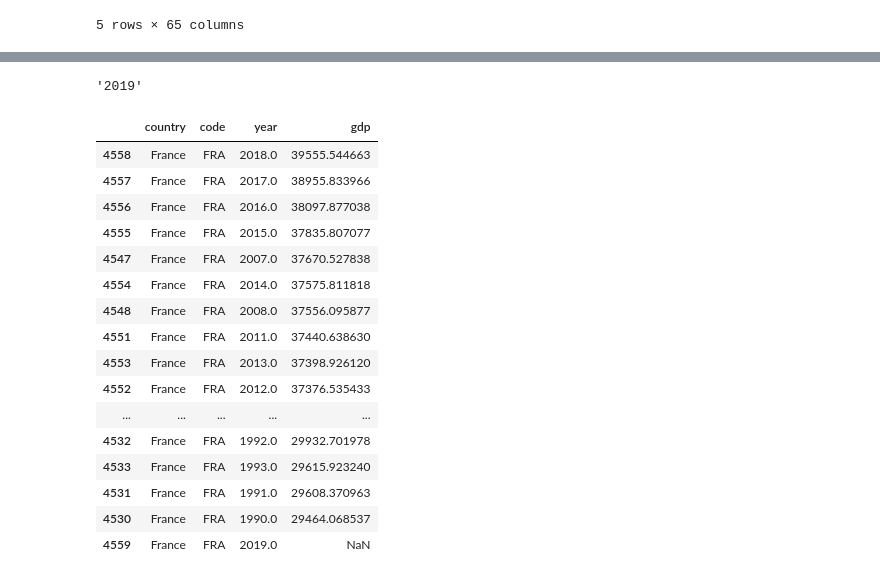
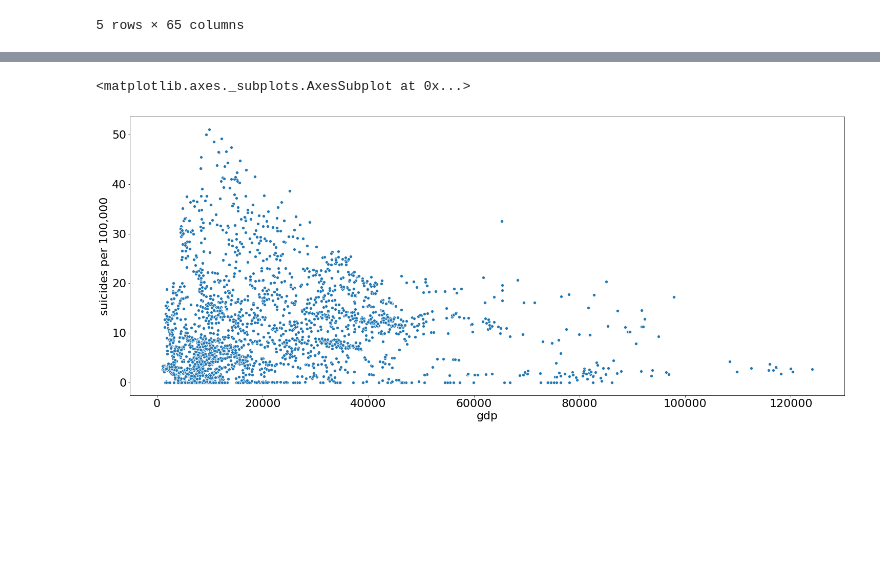
Before and after one commit to Hannemit/data_science_projects, a Jupyter notebook: notebooks/4_suicides_and_other_stats.ipynb, the cells around one changed output, grey strips where cells are left out. Cells and saved outputs as stored; diff of their text form; code cells hidden in the pictures; blank space fills up the shorter version.

```diff
--- a/notebooks/4_suicides_and_other_stats.ipynb
+++ b/notebooks/4_suicides_and_other_stats.ipynb
@@ -165,0 +90,10 @@ TypeError: unsupported operand type(s) for /: 'str' and 'int'
+# %%
+# create data sets with overall suicides rates, as well as tables just for males and females.
+both = df_original.groupby(['year', 'country']).agg(population = pd.NamedAgg(column="population", aggfunc=sum),
+                                                 suicides_no = pd.NamedAgg(column="suicides_no", aggfunc=sum),
+                                                 code = pd.NamedAgg(column="code", aggfunc=lambda x: x[0]),
+                                                ).reset_index()
+females = df_original[df_original["sex"] == "female"]
+males = df_original[df_original["sex"] == "male"]
+both.loc[both["population"] == 0, "population"] = np.nan
+both["suicides per 100,000"] = both['suicides_no'] / both['population'] * 100000
@@ -166,2 +109,2 @@ TypeError: unsupported operand type(s) for /: 'str' and 'int'
 # %%
-gdp_cleaned = pd.merge(gdp[["country", "code"]], sub, on="code")
+df_fused = pd.merge(both, gdp, on=["code", "year"], how="left")
@@ -236,24 +111,8 @@ Name: country, dtype: float64
-# %%
-max(test["year"])
-# %% [output]
-'2019'
-# %%
-test[test["country"] == "France"]
-# %% [output]
-|  | country | code | year | gdp |
-| 4558 | France | FRA | 2018.0 | 39555.544663 |
-| 4557 | France | FRA | 2017.0 | 38955.833966 |
-| 4556 | France | FRA | 2016.0 | 38097.877038 |
-| 4555 | France | FRA | 2015.0 | 37835.807077 |
-| 4547 | France | FRA | 2007.0 | 37670.527838 |
-| 4554 | France | FRA | 2014.0 | 37575.811818 |
-| 4548 | France | FRA | 2008.0 | 37556.095877 |
-| 4551 | France | FRA | 2011.0 | 37440.638630 |
-| 4553 | France | FRA | 2013.0 | 37398.926120 |
-| 4552 | France | FRA | 2012.0 | 37376.535433 |
-| ... | ... | ... | ... | ... |
-| 4532 | France | FRA | 1992.0 | 29932.701978 |
-| 4533 | France | FRA | 1993.0 | 29615.923240 |
-| 4531 | France | FRA | 1991.0 | 29608.370963 |
-| 4530 | France | FRA | 1990.0 | 29464.068537 |
-| 4559 | France | FRA | 2019.0 | NaN |
+# %%
+df = df_fused[df_fused["year"] > 1989]
+# %%
+plt.figure(figsize=(25,10))
+sns.scatterplot(x="gdp", y="suicides per 100,000", data=df)
+# %% [output]
+<matplotlib.axes._subplots.AxesSubplot at 0x...>
+[figure, added]
```
Also changed, not shown: parts of 19 cells of this notebook, 1 other file.
